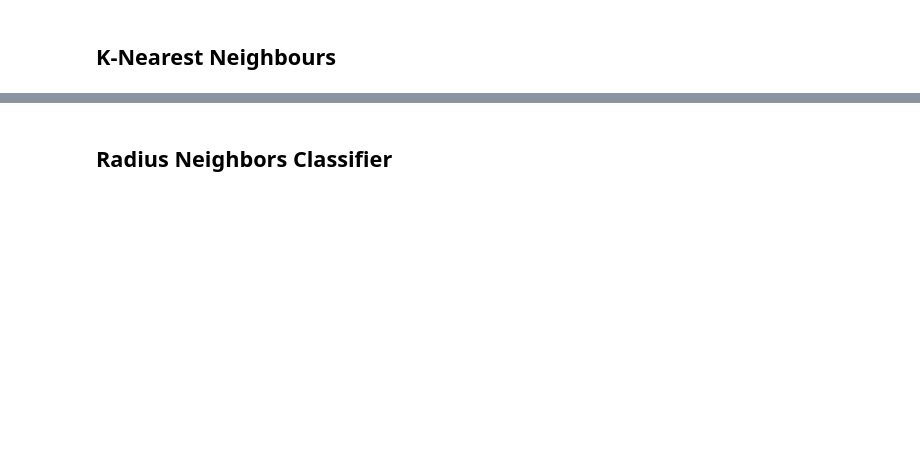
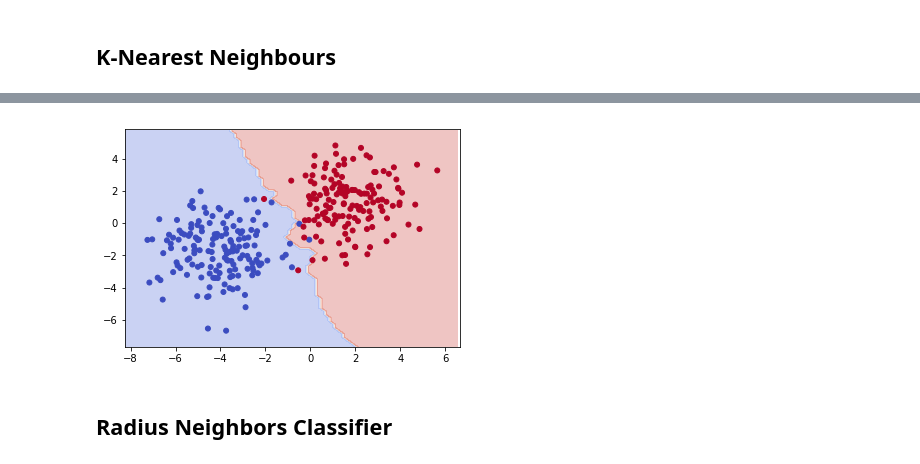
Before and after one commit to vafaei-ar/DSWSs, a Jupyter notebook: S08/notebooks/1-SKlearn.ipynb, the cells around one changed output, grey strips where cells are left out. Saved outputs shown, nothing was run; the diff lists cells and outputs as text; code cells hidden in the pictures; blank space fills up the shorter version.

```diff
--- a/S08/notebooks/1-SKlearn.ipynb
+++ b/S08/notebooks/1-SKlearn.ipynb
@@ -39,6 +39,19 @@ ax.axis([x_min, x_max,y_min, y_max])
 plt.show()
 # %% [output]
 [figure]
+# %%
+def make_region(X,Y,clf,ax):
+    fig, ax = plt.subplots()
+    x_min, x_max = X[:, 0].min() - 1, X[:, 0].max() + 1
+    y_min, y_max = X[:, 1].min() - 1, X[:, 1].max() + 1
+    xx2, yy2 = np.meshgrid(np.arange(x_min, x_max, .2),
+                         np.arange(y_min, y_max, .2))
+    Z = clf.predict(np.c_[xx2.ravel(), yy2.ravel()])
+
+    Z = Z.reshape(xx2.shape)
+    ax.contourf(xx2, yy2, Z, cmap=plt.cm.coolwarm, alpha=0.3)
+    ax.scatter(X[:, 0], X[:, 1], c=Y, cmap=plt.cm.coolwarm, s=25)
+    ax.axis([x_min, x_max,y_min, y_max])
 # %% [markdown]
 **Supervised learning**:
 
@@ -156,3 +169,7 @@ print(Model.predict_proba(X_test[:5]))
+# %%
+make_region(X_test,y_test,Model,ax)
+# %% [output]
+[figure, added]
 # %% [markdown]
 ##  Radius Neighbors Classifier
 # %%
```
Also changed, not shown: parts of 25 cells of this notebook, 1 other file.
